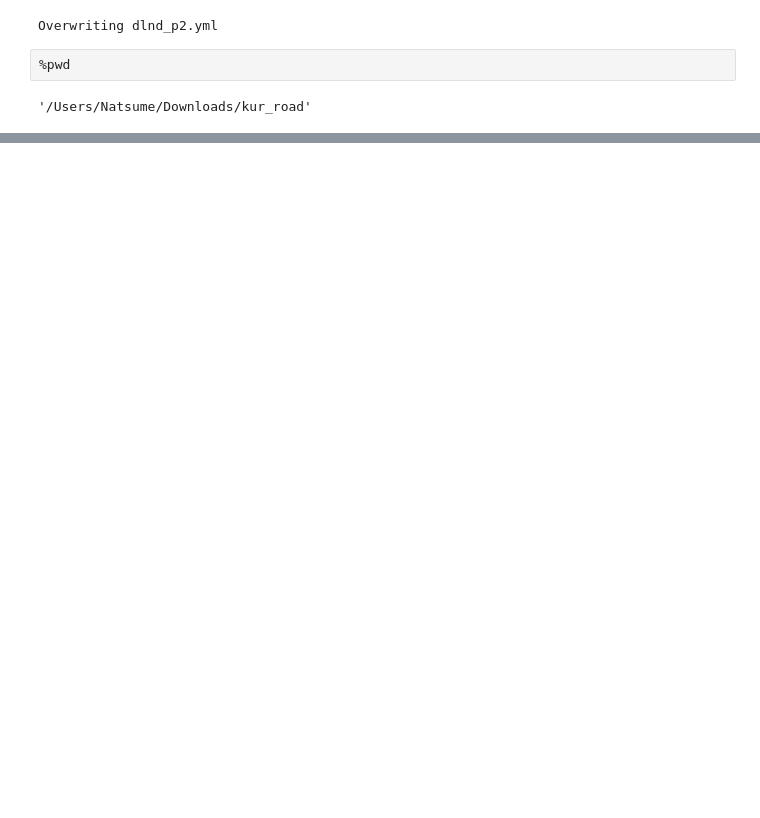
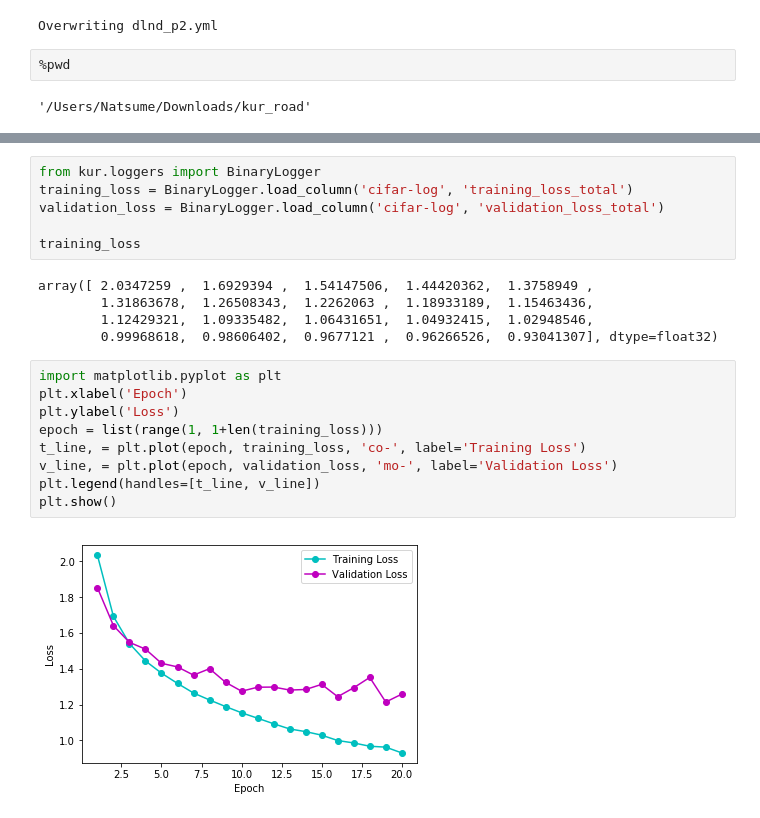
Before and after one commit to EmbraceLife/image_classification_dlnd2, a Jupyter notebook: dlnd_p2_kur.ipynb, the cells around one changed output, grey strips where cells are left out. Drawn from its saved outputs; the diff is of its cells as text; blank space fills up the shorter version.

```diff
--- a/dlnd_p2_kur.ipynb
+++ b/dlnd_p2_kur.ipynb
@@ -125,0 +140,22 @@ Completed 60 epochs.
+# %%
+from kur.loggers import BinaryLogger
+training_loss = BinaryLogger.load_column('cifar-log', 'training_loss_total')
+validation_loss = BinaryLogger.load_column('cifar-log', 'validation_loss_total')
+
+training_loss
+# %% [output]
+array([ 2.0347259 ,  1.6929394 ,  1.54147506,  1.44420362,  1.3758949 ,
+        1.31863678,  1.26508343,  1.2262063 ,  1.18933189,  1.15463436,
+        1.12429321,  1.09335482,  1.06431651,  1.04932415,  1.02948546,
+        0.99968618,  0.98606402,  0.9677121 ,  0.96266526,  0.93041307], dtype=float32)
+# %%
+import matplotlib.pyplot as plt
+plt.xlabel('Epoch')
+plt.ylabel('Loss')
+epoch = list(range(1, 1+len(training_loss)))
+t_line, = plt.plot(epoch, training_loss, 'co-', label='Training Loss')
+v_line, = plt.plot(epoch, validation_loss, 'mo-', label='Validation Loss')
+plt.legend(handles=[t_line, v_line])
+plt.show()
+# %% [output]
+[figure, added]
```
Also changed, not shown: parts of 7 cells of this notebook.
